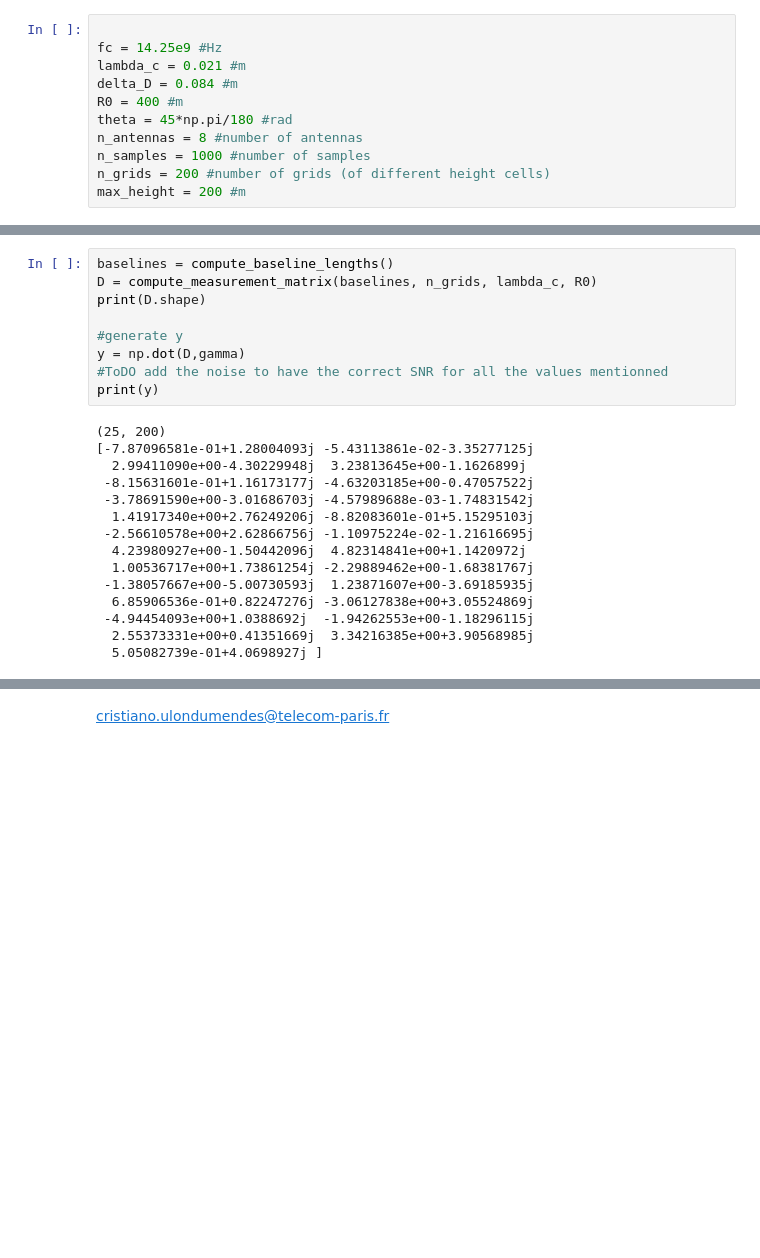
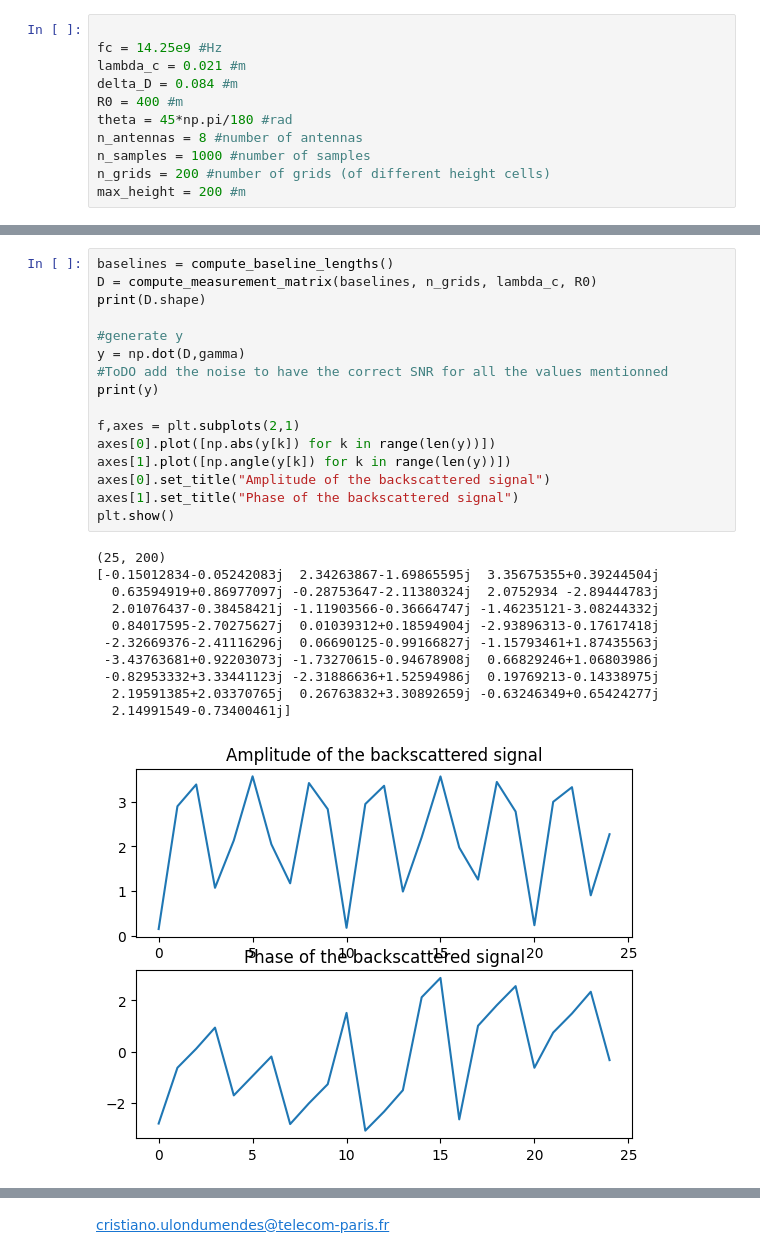
Before and after one commit to EscandeIsaya/IMA206_project, a Jupyter notebook: Isaya_Impl/scatterer.ipynb, the cells around one changed output, grey strips where cells are left out. Saved outputs shown, nothing was run; the diff lists cells and outputs as text; blank space fills up the shorter version.

```diff
--- a/Isaya_Impl/scatterer.ipynb
+++ b/Isaya_Impl/scatterer.ipynb
@@ -103,27 +149,31 @@ plt.plot([np.abs(gamma[k]) for k in range(len(gamma))])
 # %%
 baselines = compute_baseline_lengths()
 D = compute_measurement_matrix(baselines, n_grids, lambda_c, R0)
 print(D.shape)
 
 #generate y
 y = np.dot(D,gamma)
 #ToDO add the noise to have the correct SNR for all the values mentionned
 print(y)
+
+f,axes = plt.subplots(2,1)
+axes[0].plot([np.abs(y[k]) for k in range(len(y))])
+axes[1].plot([np.angle(y[k]) for k in range(len(y))])
+axes[0].set_title("Amplitude of the backscattered signal")
+axes[1].set_title("Phase of the backscattered signal")
+plt.show()
 # %% [output]
 (25, 200)
-[-7.87096581e-01+1.28004093j -5.43113861e-02-3.35277125j
-  2.99411090e+00-4.30229948j  3.23813645e+00-1.1626899j
- -8.15631601e-01+1.16173177j -4.63203185e+00-0.47057522j
- -3.78691590e+00-3.01686703j -4.57989688e-03-1.74831542j
-  1.41917340e+00+2.76249206j -8.82083601e-01+5.15295103j
- -2.56610578e+00+2.62866756j -1.10975224e-02-1.21616695j
-  4.23980927e+00-1.50442096j  4.82314841e+00+1.1420972j
-  1.00536717e+00+1.73861254j -2.29889462e+00-1.68381767j
- -1.38057667e+00-5.00730593j  1.23871607e+00-3.69185935j
-  6.85906536e-01+0.82247276j -3.06127838e+00+3.05524869j
- -4.94454093e+00+1.0388692j  -1.94262553e+00-1.18296115j
-  2.55373331e+00+0.41351669j  3.34216385e+00+3.90568985j
-  5.05082739e-01+4.0698927j ]
+[-0.15012834-0.05242083j  2.34263867-1.69865595j  3.35675355+0.39244504j
+  0.63594919+0.86977097j -0.28753647-2.11380324j  2.0752934 -2.89444783j
+  2.01076437-0.38458421j -1.11903566-0.36664747j -1.46235121-3.08244332j
+  0.84017595-2.70275627j  0.01039312+0.18594904j -2.93896313-0.17617418j
+ -2.32669376-2.41116296j  0.06690125-0.99166827j -1.15793461+1.87435563j
+ -3.43763681+0.92203073j -1.73270615-0.94678908j  0.66829246+1.06803986j
+ -0.82953332+3.33441123j -2.31886636+1.52594986j  0.19769213-0.14338975j
+  2.19591385+2.03370765j  0.26763832+3.30892659j -0.63246349+0.65424277j
+  2.14991549-0.73400461j]
+[figure, added]
 # %%
 
 model = AtasiNet(D)
```
Also changed, not shown: parts of 5 cells of this notebook, 2 other files.
